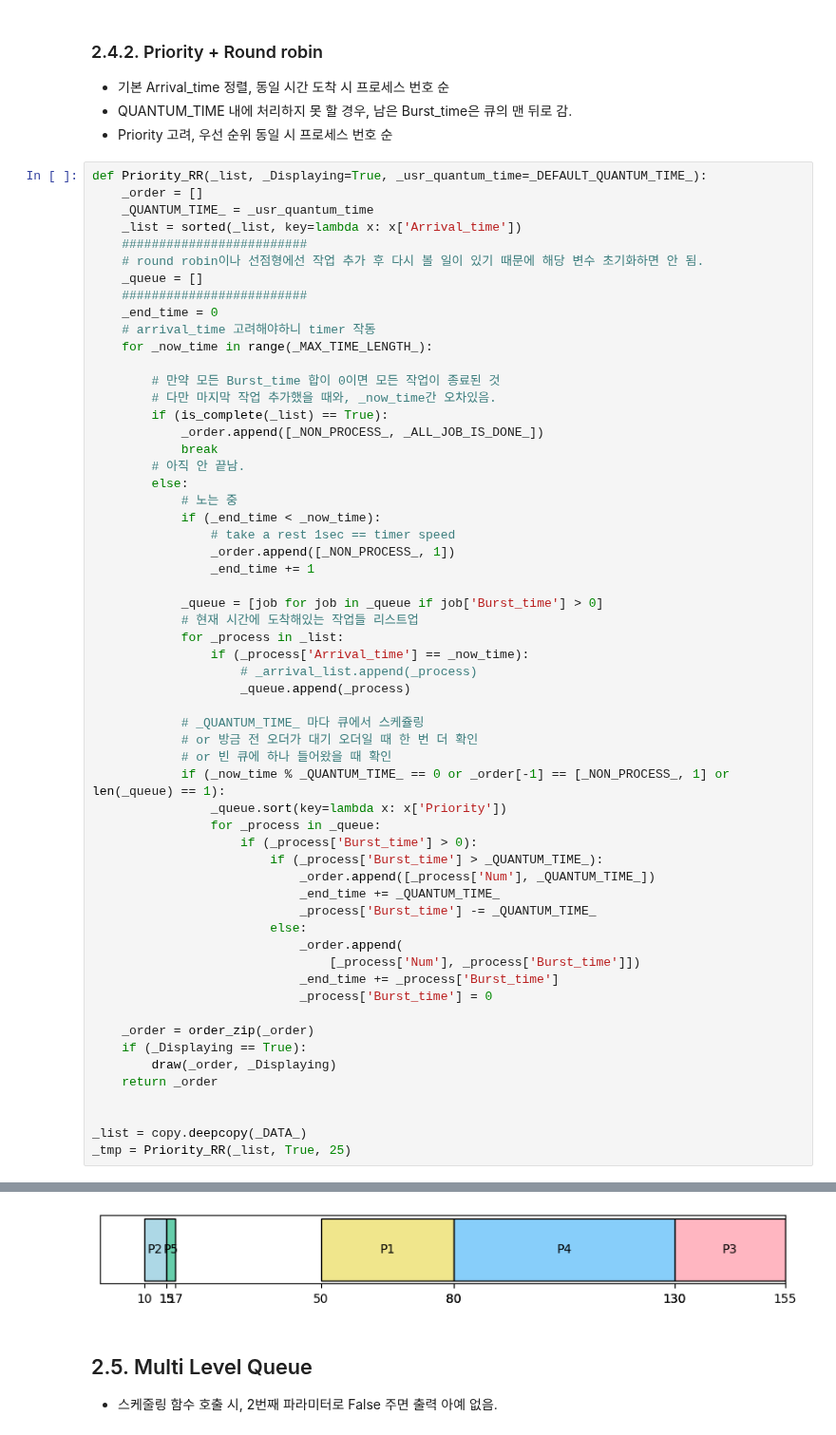
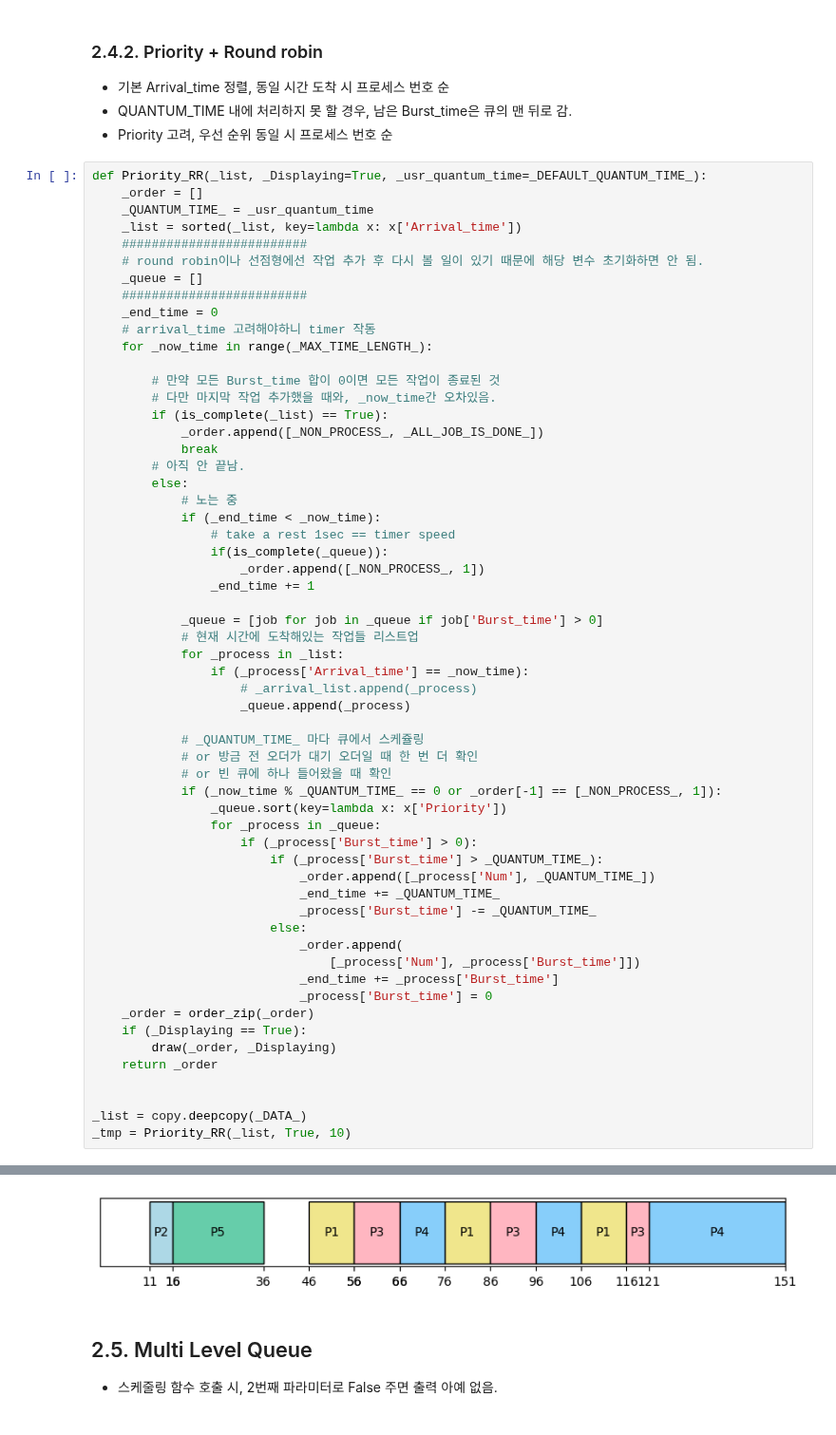
Before and after one commit to jiho264/2023os, a Jupyter notebook: homework01/homework01.ipynb, the cells around one changed output, grey strips where cells are left out. Shown at 95% size. Drawn from its saved outputs; the diff is of its cells as text.

```diff
--- a/homework01/homework01.ipynb
+++ b/homework01/homework01.ipynb
@@ -717,7 +720,8 @@ def Priority_RR(_list, _Displaying=True, _usr_quantum_time=_DEFAULT_QUANTUM_TIME
             # 노는 중
             if (_end_time < _now_time):
                 # take a rest 1sec == timer speed
-                _order.append([_NON_PROCESS_, 1])
+                if(is_complete(_queue)):
+                    _order.append([_NON_PROCESS_, 1])
                 _end_time += 1
 
             _queue = [job for job in _queue if job['Burst_time'] > 0]
@@ -730,7 +734,7 @@ def Priority_RR(_list, _Displaying=True, _usr_quantum_time=_DEFAULT_QUANTUM_TIME
             # _QUANTUM_TIME_ 마다 큐에서 스케쥴링
             # or 방금 전 오더가 대기 오더일 때 한 번 더 확인
             # or 빈 큐에 하나 들어왔을 때 확인
-            if (_now_time % _QUANTUM_TIME_ == 0 or _order[-1] == [_NON_PROCESS_, 1] or len(_queue) == 1):
+            if (_now_time % _QUANTUM_TIME_ == 0 or _order[-1] == [_NON_PROCESS_, 1]):
                 _queue.sort(key=lambda x: x['Priority'])
                 for _process in _queue:
                     if (_process['Burst_time'] > 0):
@@ -743,7 +747,6 @@ def Priority_RR(_list, _Displaying=True, _usr_quantum_time=_DEFAULT_QUANTUM_TIME
                                 [_process['Num'], _process['Burst_time']])
                             _end_time += _process['Burst_time']
                             _process['Burst_time'] = 0
-
     _order = order_zip(_order)
     if (_Displaying == True):
         draw(_order, _Displaying)
@@ -751,5 +754,5 @@ def Priority_RR(_list, _Displaying=True, _usr_quantum_time=_DEFAULT_QUANTUM_TIME
 
 
 _list = copy.deepcopy(_DATA_)
-_tmp = Priority_RR(_list, True, 25)
+_tmp = Priority_RR(_list, True, 10)
 # %% [output]
@@ -757,7 +760,7 @@ _tmp = Priority_RR(_list, True, 25)
 ------------------------------
 ALL START GOOD JOB!!!
 ALL EXIT  GOOD JOB!!!
-[figure, old version]
+[figure, new version]
 # %% [markdown]
 ## 2.5. Multi Level Queue
 - 스케줄링 함수 호출 시, 2번째 파라미터로 False 주면 출력 아예 없음.
```
Also changed, not shown: parts of 10 cells of this notebook, 1 other file.
